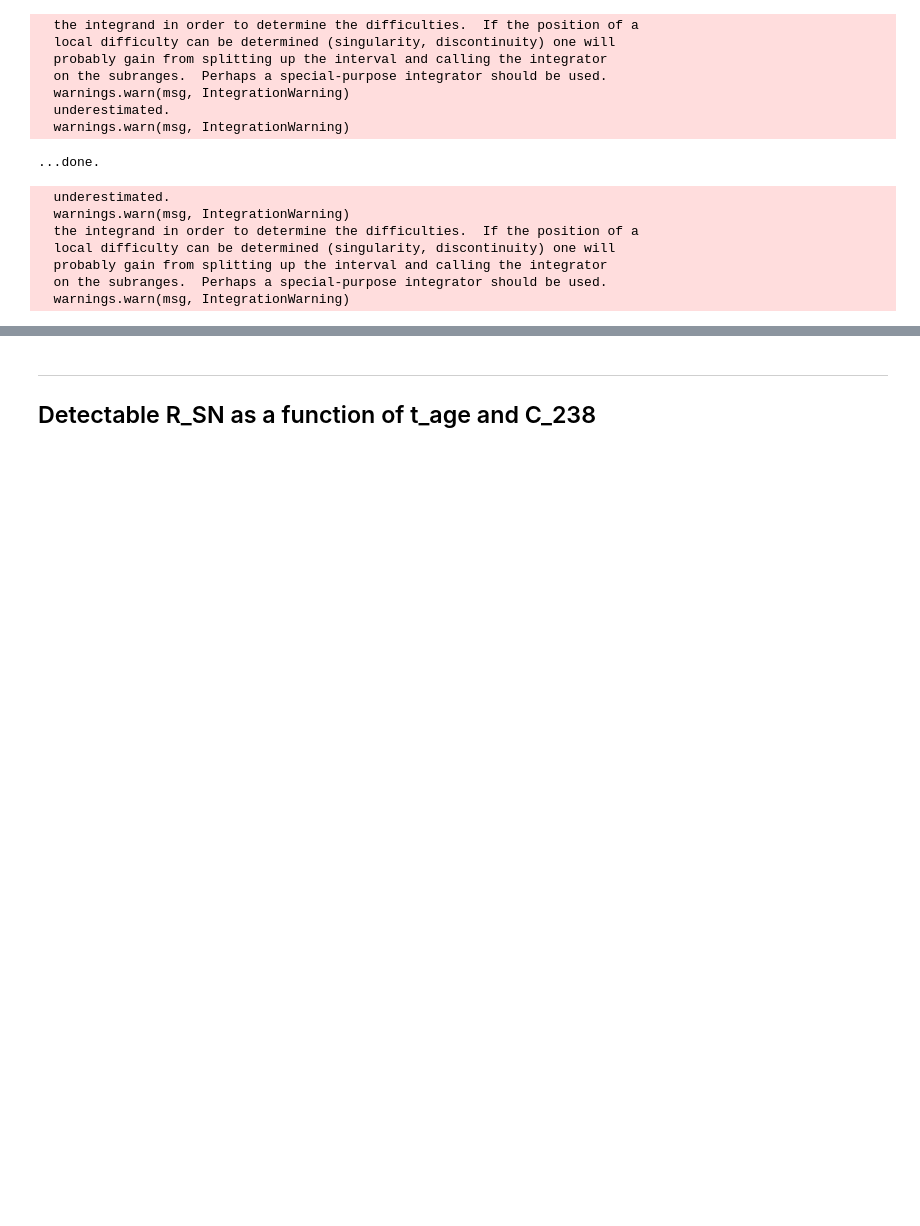
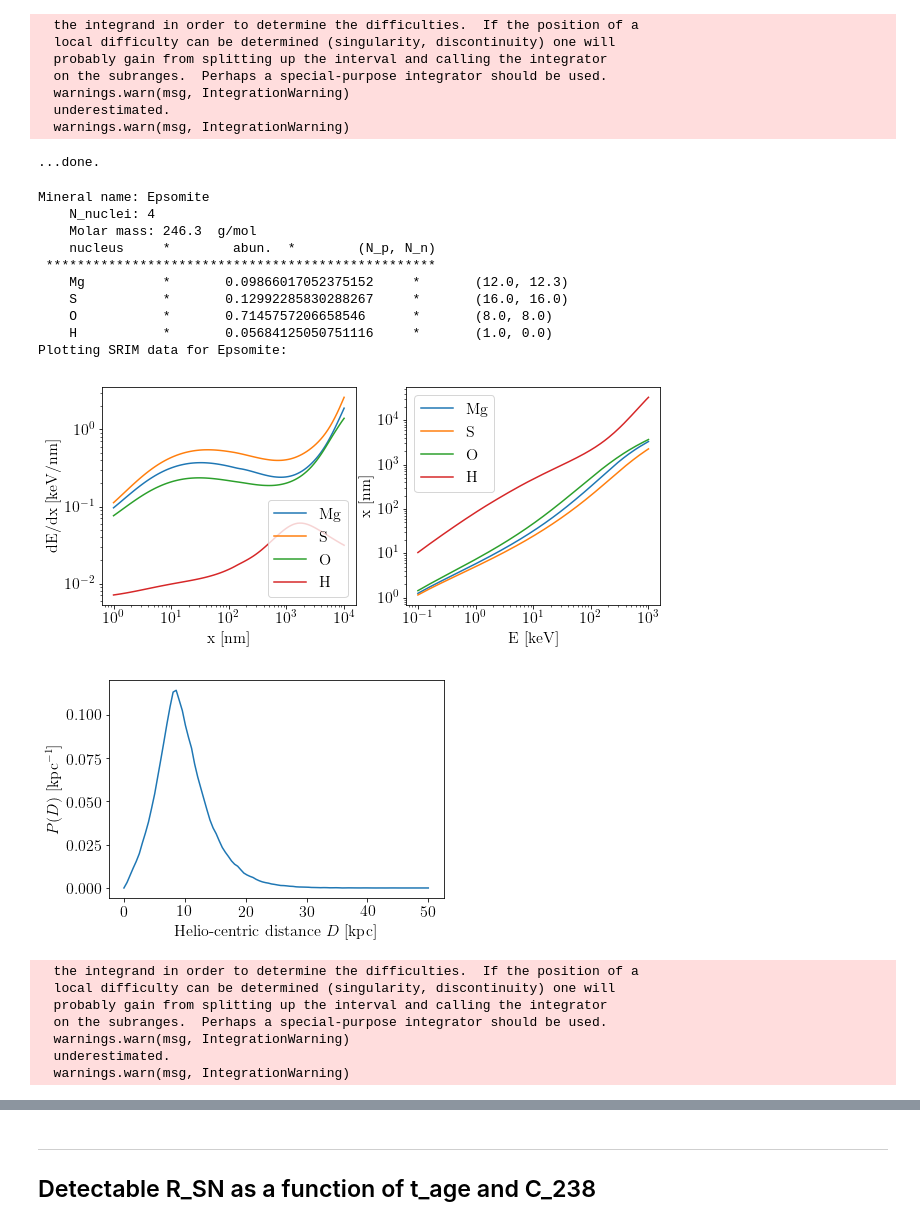
Before and after one commit to tedwards2412/SN-paleology, a Jupyter notebook: Notebooks/R_min.ipynb, the cells around one changed output, grey strips where cells are left out. Drawn from its saved outputs; the diff is of its cells as text; code cells hidden in the pictures; blank space fills up the shorter version.

```diff
--- a/Notebooks/R_min.ipynb
+++ b/Notebooks/R_min.ipynb
@@ -229,32 +56,28 @@ Loading neutrino fluxes for...
   underestimated.
   warnings.warn(msg, IntegrationWarning)
 ...done.
-# %%
-from scipy.special import erf
-def window(x, x_a, x_b, sigma):
-    return 0.5*(erf((x - x_a)/(np.sqrt(2.0)*sigma)) - erf((x - x_b)/(np.sqrt(2.0)*sigma)))
-
-sigma = 15.
-x = np.logspace(np.log10(x0), 3, 70)
-#x = np.linspace(x0, 1000, 70)
-
-x_c = x[:-1] + np.diff(x)/2
-dRdx_binned = np.zeros_like(x_c)
-
-for i in tqdm(range(x_c.size)):
-    x1 = x_c[i] - 5.0*sigma
-    x2 = x_c[i] + 5.0*sigma
-    x1 = np.clip(x1, 0.1, 1e5)
-    intge = lambda y: dRdx_interp(y)*window(y, x[i], x[i+1], sigma)
-    dRdx_binned[i] = quad(intge, x1, x2)[0] + 1e-30
-# %% [output]
-  underestimated.
-  warnings.warn(msg, IntegrationWarning)
-  the integrand in order to determine the difficulties.  If the position of a
-  local difficulty can be determined (singularity, discontinuity) one will
-  probably gain from splitting up the interval and calling the integrator
-  on the subranges.  Perhaps a special-purpose integrator should be used.
-  warnings.warn(msg, IntegrationWarning)
+# %%
+dRdx_binned = calcdRdx()
+# %% [output]
+Mineral name: Epsomite
+    N_nuclei: 4
+    Molar mass: 246.3  g/mol
+    nucleus     *        abun.  *        (N_p, N_n)
+ **************************************************
+    Mg          *       0.09866017052375152     *       (12.0, 12.3)
+    S           *       0.12992285830288267     *       (16.0, 16.0)
+    O           *       0.7145757206658546      *       (8.0, 8.0)
+    H           *       0.05684125050751116     *       (1.0, 0.0)
+Plotting SRIM data for Epsomite:
+[figure, added]
+[figure, added]
+  the integrand in order to determine the difficulties.  If the position of a
+  local difficulty can be determined (singularity, discontinuity) one will
+  probably gain from splitting up the interval and calling the integrator
+  on the subranges.  Perhaps a special-purpose integrator should be used.
+  warnings.warn(msg, IntegrationWarning)
+  underestimated.
+  warnings.warn(msg, IntegrationWarning)
 # %%
 significance = np.logspace(-8,-1,50)
 R = np.zeros_like(significance)
```
Also changed, not shown: parts of 18 cells of this notebook, 4 other files.
